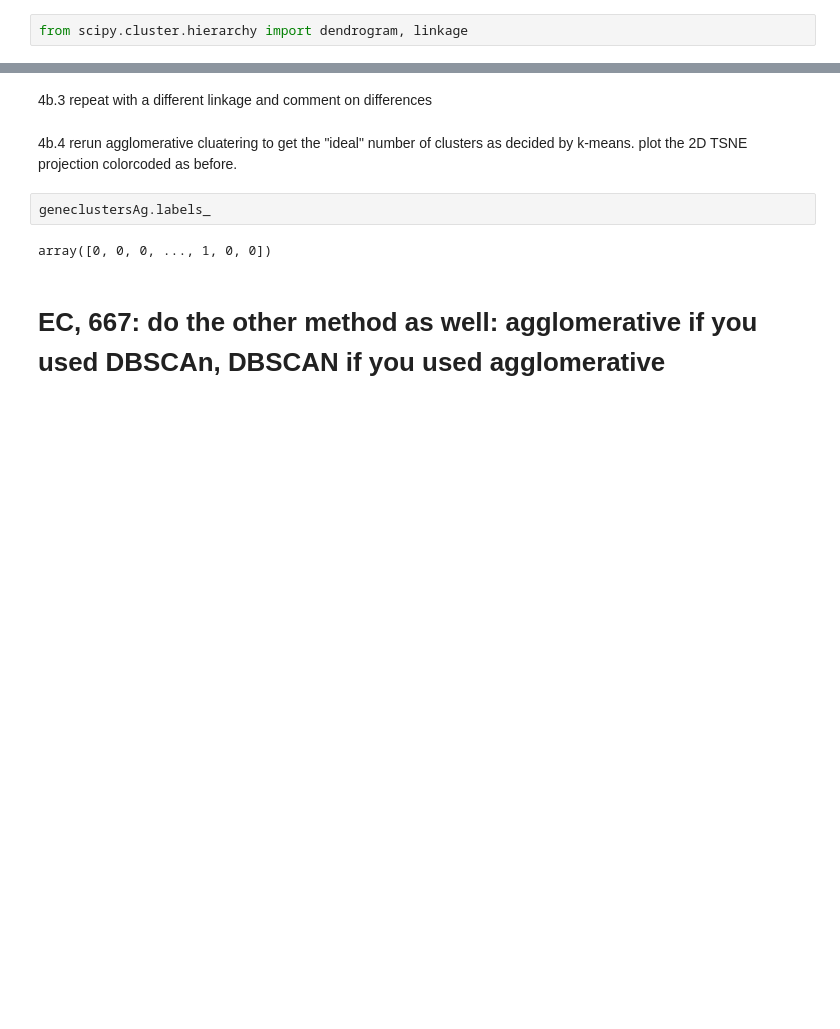
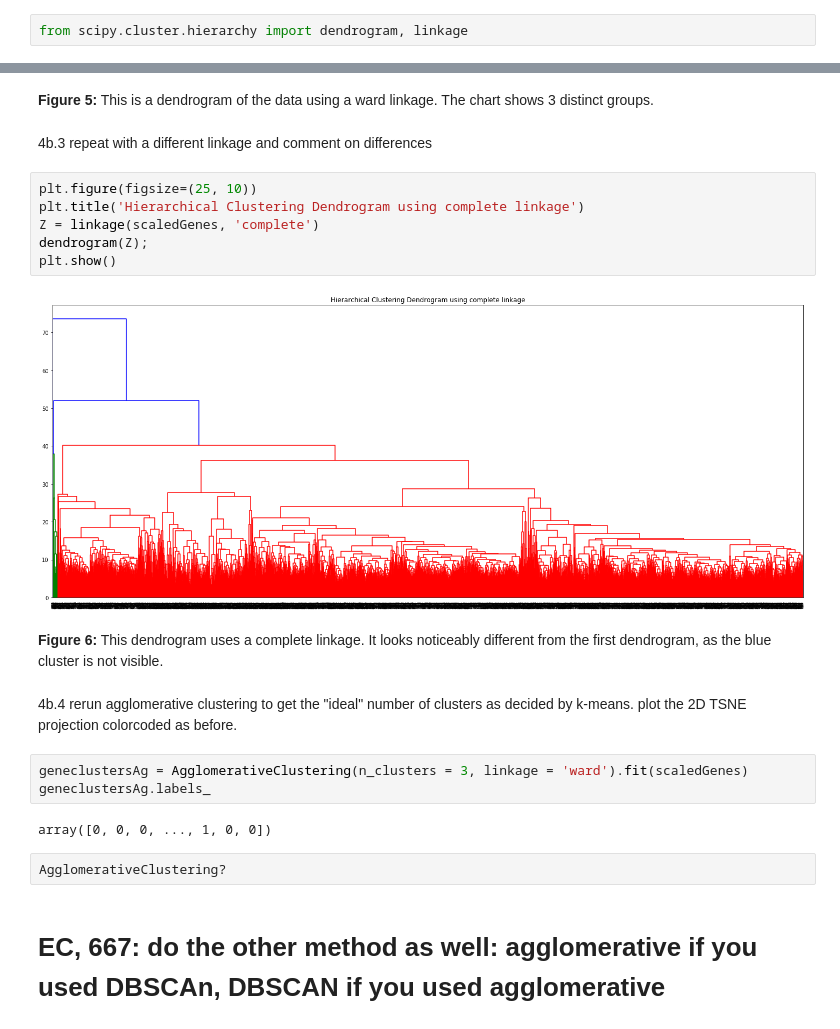
Before and after one commit to DesiPilla/DSPS_dPilla, a Jupyter notebook: HW10/clusteringGenes.ipynb, the cells around one changed output, grey strips where cells are left out. Drawn from its saved outputs; the diff is of its cells as text; blank space fills up the shorter version.

```diff
--- a/HW10/clusteringGenes.ipynb
+++ b/HW10/clusteringGenes.ipynb
@@ -190,10 +165,25 @@ plt.show()
+# %% [markdown]
+**Figure 5:** This is a dendrogram of the data using a ward linkage. The chart shows 3 distinct groups.
 # %% [markdown]
 4b.3 repeat with a different linkage and comment on differences
+# %%
+plt.figure(figsize=(25, 10))
+plt.title('Hierarchical Clustering Dendrogram using complete linkage')
+Z = linkage(scaledGenes, 'complete')
+dendrogram(Z);
+plt.show()
+# %% [output]
+[figure, added]
+# %% [markdown]
+**Figure 6:** This dendrogram uses a complete linkage. It looks noticeably different from the first dendrogram, as the blue cluster is not visible.
 # %% [markdown]
-4b.4 rerun agglomerative cluatering to get the "ideal" number of clusters as decided by k-means. plot the 2D TSNE projection colorcoded as before.
+4b.4 rerun agglomerative clustering to get the "ideal" number of clusters as decided by k-means. plot the 2D TSNE projection colorcoded as before.
-# %%
-geneclustersAg.labels_
-# %% [output]
-array([0, 0, 0, ..., 1, 0, 0])
+# %%
+geneclustersAg = AgglomerativeClustering(n_clusters = 3, linkage = 'ward').fit(scaledGenes)
+geneclustersAg.labels_
+# %% [output]
+array([0, 0, 0, ..., 1, 0, 0])
+# %%
+AgglomerativeClustering?
 # %% [markdown]
 # EC, 667: do the other method as well: agglomerative if you used DBSCAn, DBSCAN if you used agglomerative
```
Also changed, not shown: parts of 8 cells of this notebook.
